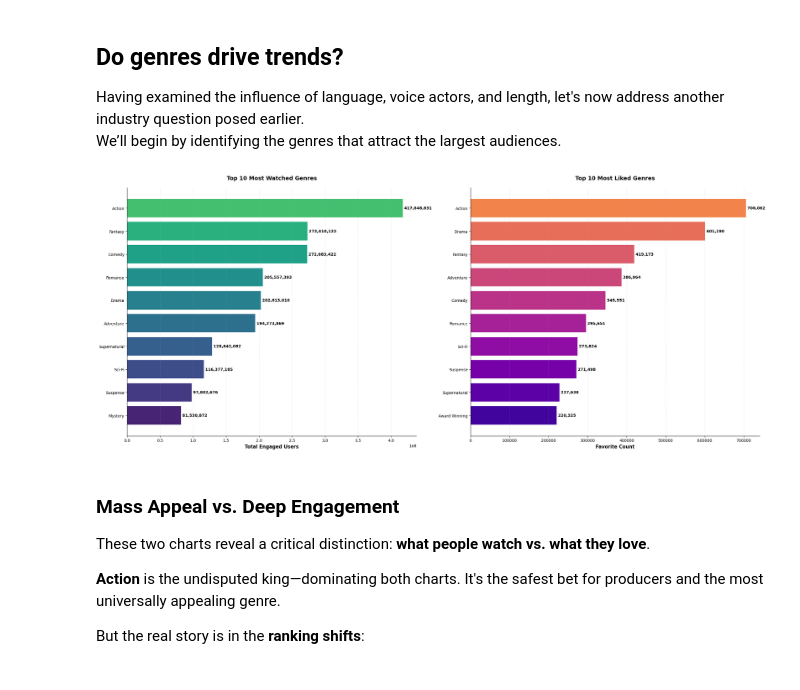
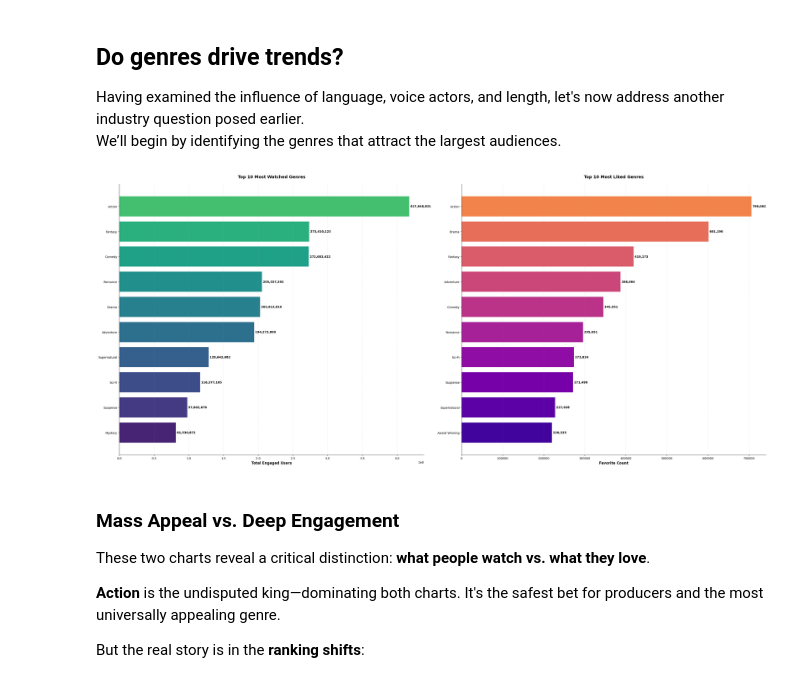
Before and after one commit to FrancoAseglio/Adam_Aseglio_Bertola_HCI, a Jupyter notebook: notebooks/data_viz.ipynb, the cells around one changed output. Drawn from its saved outputs; the diff is of its cells as text; code cells hidden in the pictures.

```diff
--- a/notebooks/data_viz.ipynb
+++ b/notebooks/data_viz.ipynb
@@ -197,9 +186,9 @@ While our initial bar chart analysis suggested the 13-24 episode range had sligh
 Having examined the influence of language, voice actors, and length, let's now address another industry question posed earlier.
 We’ll begin by identifying the genres that attract the largest audiences.
 # %%
-fig, ax = gu.genre_comparison_watched_vs_liked(top_n=10)
+fig, ax = gu.genre_comparison_watched_vs_liked(top_n=10, figsize=(32, 14))
 # %% [output]
-[figure, old version]
+[figure, new version]
 # %% [markdown]
 ### **Mass Appeal vs. Deep Engagement**
 
```
Also changed, not shown: parts of 22 cells of this notebook, 1 other file.
